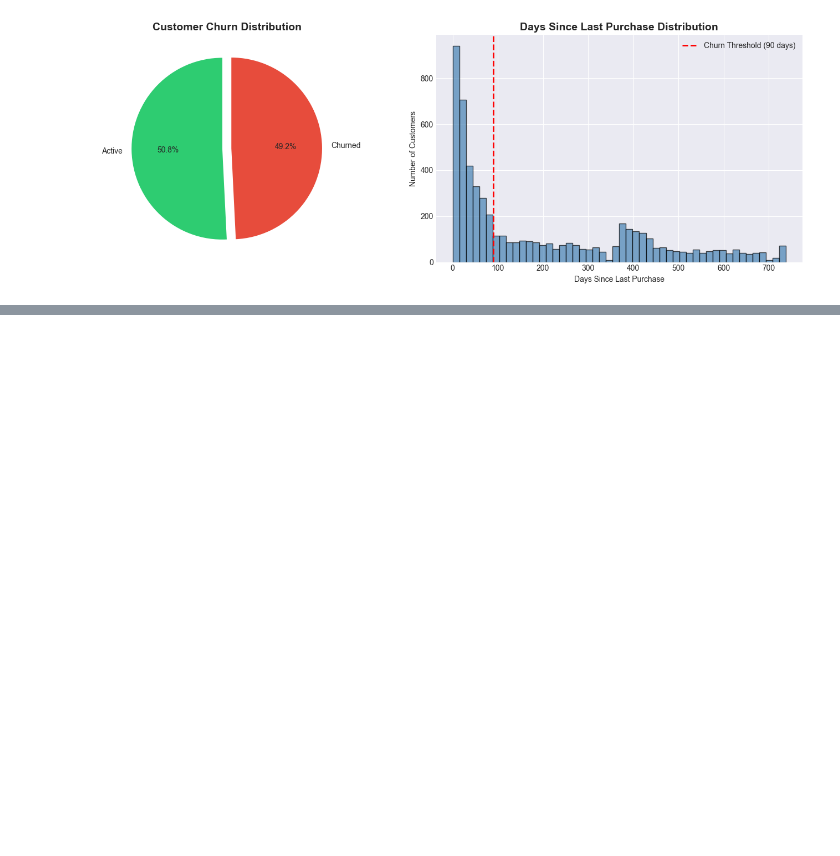
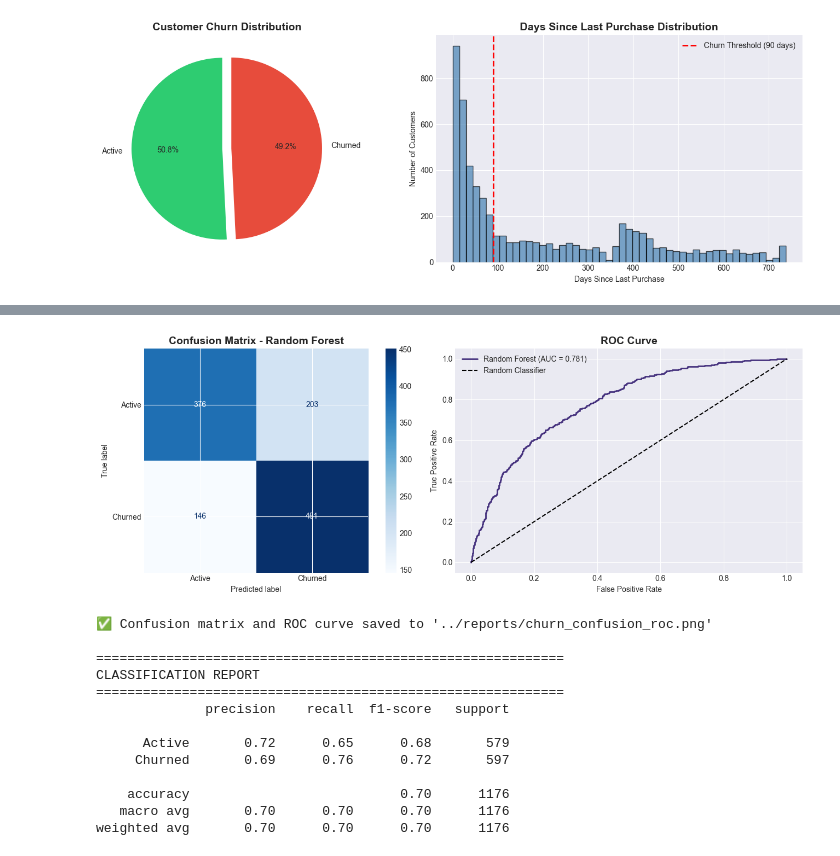
Before and after one commit to BrokerRecord/Customer-Intelligence, a Jupyter notebook: notebooks/03_churn_prediction.ipynb, the cells around one changed output, grey strips where cells are left out. Saved outputs shown, nothing was run; the diff lists cells and outputs as text; code cells hidden in the pictures; blank space fills up the shorter version.

```diff
--- a/notebooks/03_churn_prediction.ipynb
+++ b/notebooks/03_churn_prediction.ipynb
@@ -918,0 +714,47 @@ print("✅ Feature list saved to '../models/feature_list.csv'")
+# %%
+# Get predictions from best model
+y_pred_proba = best_model.predict_proba(X_test_scaled)[:, 1]
+y_pred = (y_pred_proba > 0.5).astype(int)
+# %%
+fig, axes = plt.subplots(1, 2, figsize=(14, 5))
+
+# Confusion Matrix
+cm = confusion_matrix(y_test, y_pred)
+disp = ConfusionMatrixDisplay(confusion_matrix=cm, display_labels=['Active', 'Churned'])
+disp.plot(ax=axes[0], cmap='Blues', values_format='d')
+axes[0].set_title(f'Confusion Matrix - {best_model_name}', fontsize=14, fontweight='bold')
+
+# ROC Curve
+fpr, tpr, _ = roc_curve(y_test, y_pred_proba)
+auc_score = roc_auc_score(y_test, y_pred_proba)
+axes[1].plot(fpr, tpr, label=f'{best_model_name} (AUC = {auc_score:.3f})', linewidth=2)
+axes[1].plot([0, 1], [0, 1], 'k--', label='Random Classifier')
+axes[1].set_xlabel('False Positive Rate')
+axes[1].set_ylabel('True Positive Rate')
+axes[1].set_title('ROC Curve', fontsize=14, fontweight='bold')
+axes[1].legend()
+
+plt.tight_layout()
+plt.savefig('../reports/churn_confusion_roc.png', dpi=150, bbox_inches='tight')
+plt.show()
+
+print("\n✅ Confusion matrix and ROC curve saved to '../reports/churn_confusion_roc.png'")
+print("\n" + "=" * 60)
+print("CLASSIFICATION REPORT")
+print("=" * 60)
+print(classification_report(y_test, y_pred, target_names=['Active', 'Churned']))
+# %% [output]
+[figure, added]
+✅ Confusion matrix and ROC curve saved to '../reports/churn_confusion_roc.png'
+
+============================================================
+CLASSIFICATION REPORT
+============================================================
+              precision    recall  f1-score   support
+
+      Active       0.72      0.65      0.68       579
+     Churned       0.69      0.76      0.72       597
+
+    accuracy                           0.70      1176
+   macro avg       0.70      0.70      0.70      1176
+weighted avg       0.70      0.70      0.70      1176
```
Also changed, not shown: parts of 136 cells of this notebook, 7 other files.
